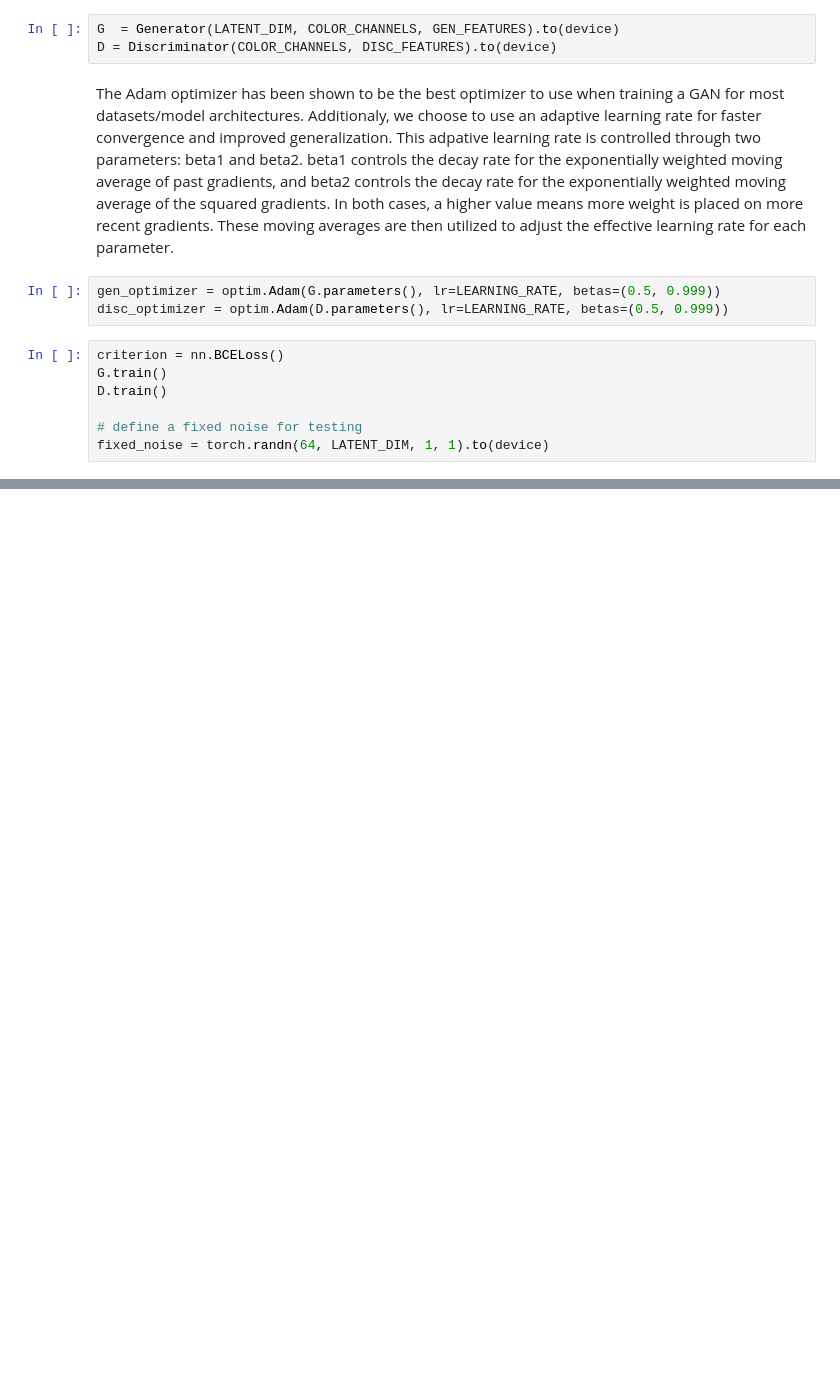
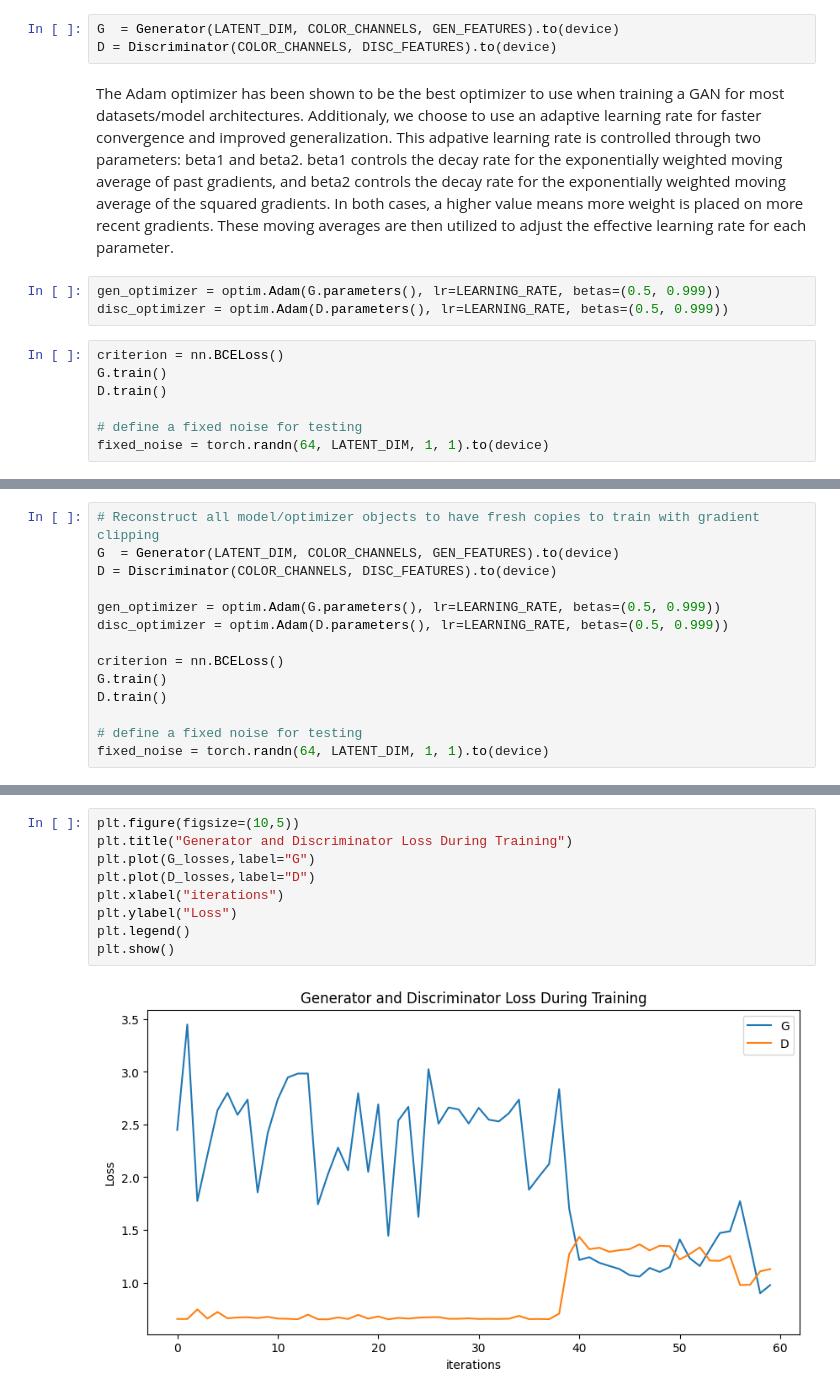
Before and after one commit to JohnG112358/Computer-Vision-Portfolio, a Jupyter notebook: MNIST GAN/MNIST_GAN.ipynb, the cells around one changed output, grey strips where cells are left out. Saved outputs shown, nothing was run; the diff lists cells and outputs as text; blank space fills up the shorter version.

```diff
--- a/MNIST GAN/MNIST_GAN.ipynb
+++ b/MNIST GAN/MNIST_GAN.ipynb
@@ -356,0 +431,14 @@ plt.show()
+# %%
+# Reconstruct all model/optimizer objects to have fresh copies to train with gradient clipping
+G  = Generator(LATENT_DIM, COLOR_CHANNELS, GEN_FEATURES).to(device)
+D = Discriminator(COLOR_CHANNELS, DISC_FEATURES).to(device)
+
+gen_optimizer = optim.Adam(G.parameters(), lr=LEARNING_RATE, betas=(0.5, 0.999))
+disc_optimizer = optim.Adam(D.parameters(), lr=LEARNING_RATE, betas=(0.5, 0.999))
+
+criterion = nn.BCELoss()
+G.train()
+D.train()
+
+# define a fixed noise for testing
+fixed_noise = torch.randn(64, LATENT_DIM, 1, 1).to(device)
@@ -356,0 +531,11 @@ plt.show()
+# %%
+plt.figure(figsize=(10,5))
+plt.title("Generator and Discriminator Loss During Training")
+plt.plot(G_losses,label="G")
+plt.plot(D_losses,label="D")
+plt.xlabel("iterations")
+plt.ylabel("Loss")
+plt.legend()
+plt.show()
+# %% [output]
+[figure, added]
```
Also changed, not shown: parts of 24 cells of this notebook, 2 other files.
